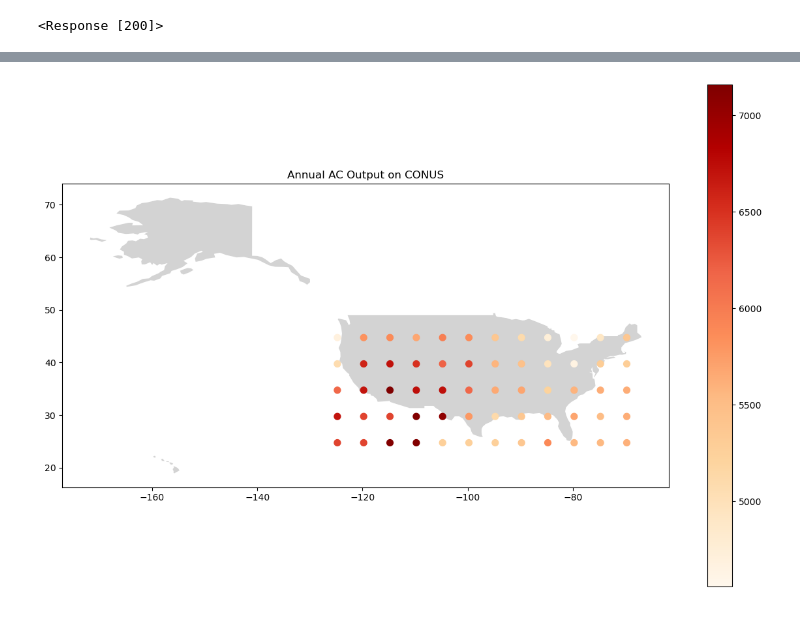
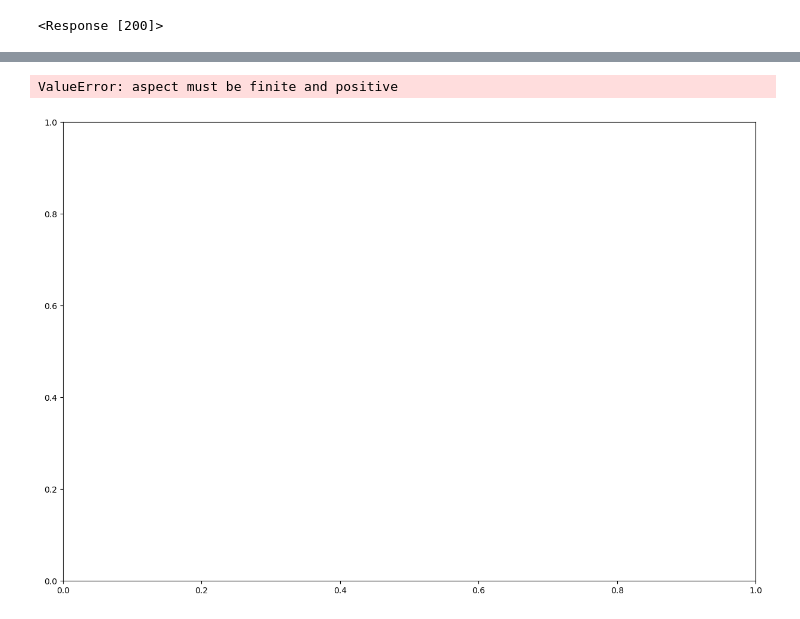
Before and after one commit to hrhampapura/SolarFarmPrediction, a Jupyter notebook: PVWatts_output.ipynb, the cells around one changed output, grey strips where cells are left out. Drawn from its saved outputs; the diff is of its cells as text; code cells hidden in the pictures.

```diff
--- a/PVWatts_output.ipynb
+++ b/PVWatts_output.ipynb
@@ -148,5 +149,5 @@ df.to_csv('pvwatts_monthly_5b5.csv',index=False)
 # %%
-df1 = pd.read_csv('pvwatts_monthly_5b5.csv')
+df1 = pd.read_csv('pvwatts_monthly_ca0.25_1960_1990.csv')
 df1
 # %% [output]
 |  | ac_monthly | poa_monthly | solrad_monthly | dc_monthly | ac_annual | solrad_annual | capacity_factor | ... |
@@ -173,16 +170,18 @@ geo_df   = gpd.GeoDataFrame(df1, geometry=geometry)
 # %%
 # Load US boundaries and plot
 world = gpd.read_file(gpd.datasets.get_path('naturalearth_lowres'))
-us = world[world.name == "United States of America"]
+#us = world[world.name == "United States of America"]
+ca  = world[world.name=='California']
 
 # Plot
 fig, ax = plt.subplots(figsize=(15,10))
-us.plot(ax=ax, color='lightgray')
+ca.plot(ax=ax, color='lightgray')
 geo_df.plot(ax=ax, column='ac_annual', legend=True, markersize=50, cmap='OrRd')  # Use the column parameter
-plt.title("Annual AC Output on CONUS")
+plt.title("Annual AC Output on California")
 plt.show()
 # %% [output]
+ValueError: aspect must be finite and positive
-[figure, old version]
+[figure, new version]
 # %%
 # {
   # "inputs": {
```
Also changed, not shown: parts of 9 cells of this notebook, 2 other files.
